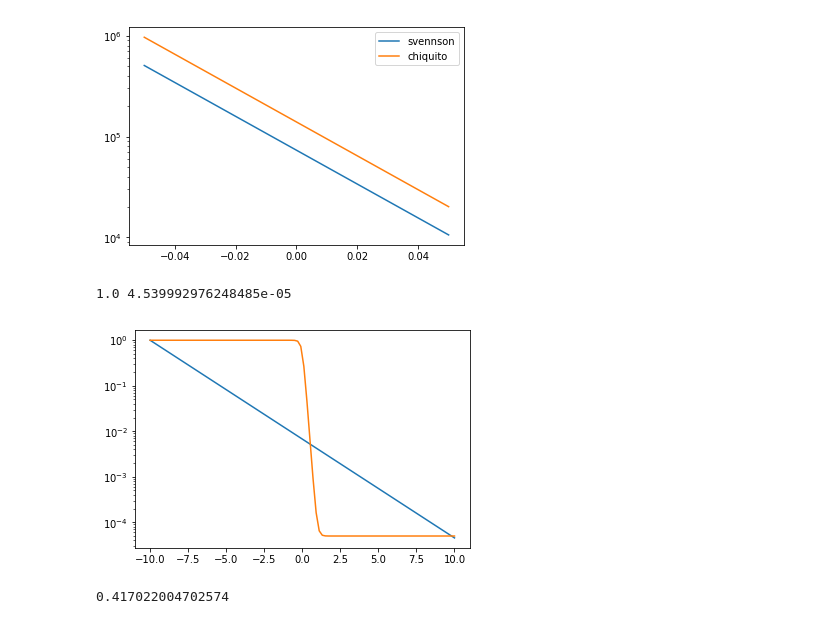
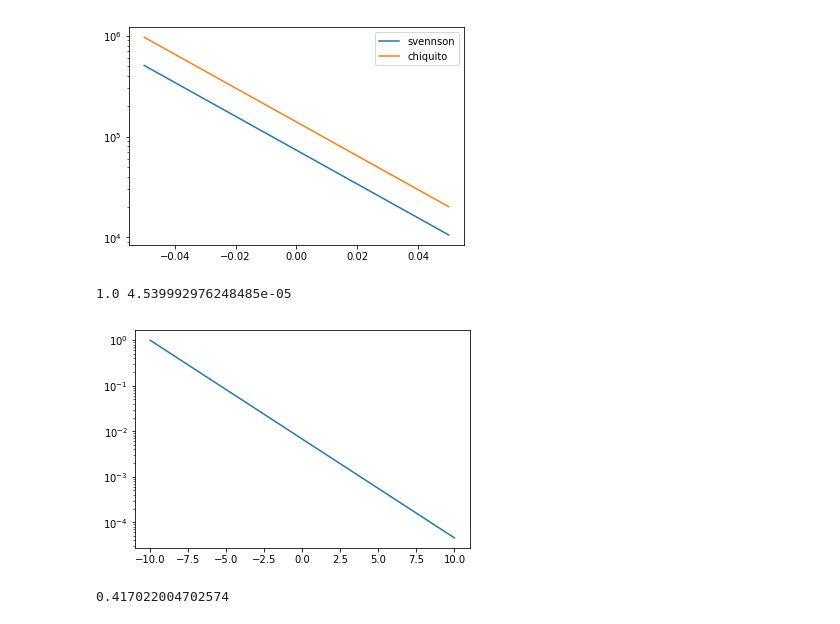
Before and after one commit to leobrowning92/networksim-cntfet, a Jupyter notebook: mechanism_testing.ipynb, the cells around one changed output. Saved outputs shown, nothing was run; the diff lists cells and outputs as text; code cells hidden in the pictures.

```diff
--- a/mechanism_testing.ipynb
+++ b/mechanism_testing.ipynb
@@ -68,20 +68,20 @@ plt.legend()
 # %%
 def lin_exp(vd,vg):
     alpha=.5
     # normalizes conduction at 1 for -10
     normalization=np.exp(-10*alpha)#
     return np.exp(-alpha*vg)*normalization
 def fermi_dirac(x,scaling,offset,threshold):
         return scaling*(1/(np.exp(10*(x-threshold))+1))+offset
 x=np.linspace(-10,10,100)
 y=[lin_exp(0.1,i)for i in x]
-y2=[fermi_dirac(i,1-5e-5,5e-5,0)for i in x]
+# y2=[fermi_dirac(i,1-5e-5,5e-5,0)for i in x]
 plt.semilogy(x,y)
-plt.semilogy(x,y2)
+# plt.semilogy(x,y2)
 print(max(y),min(y))
 # %% [output]
 1.0 4.539992976248485e-05
-[figure, old version]
+[figure, new version]
 # %%
 np.random.seed(1)
 np.random.rand()
```
Also changed, not shown: 3 other files.
